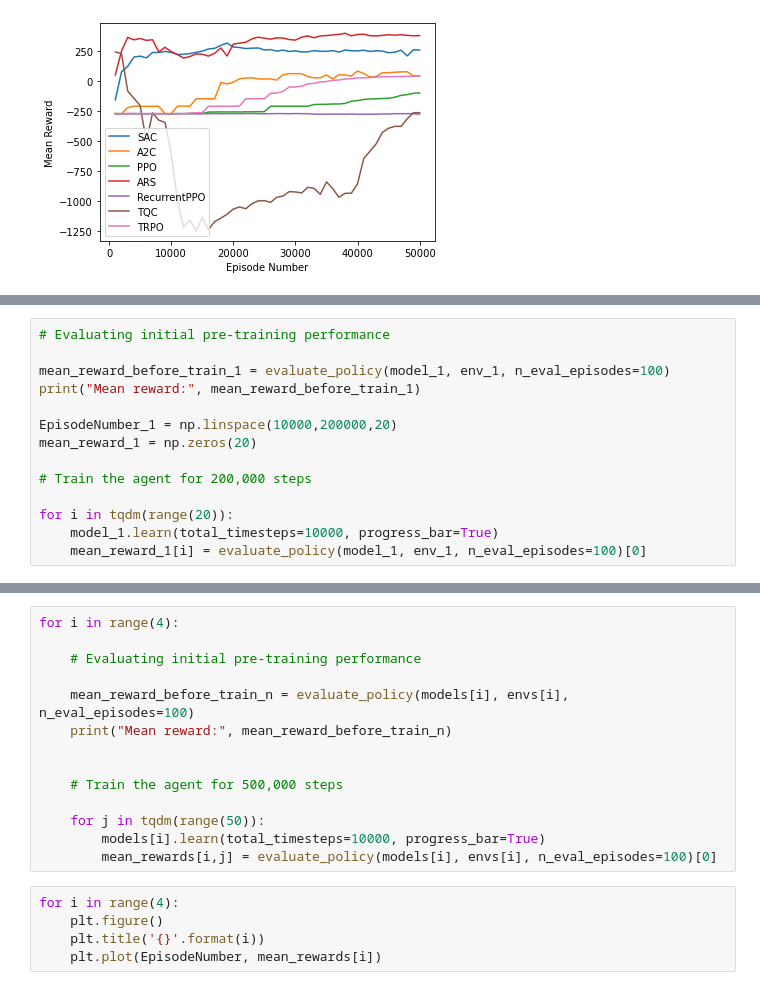
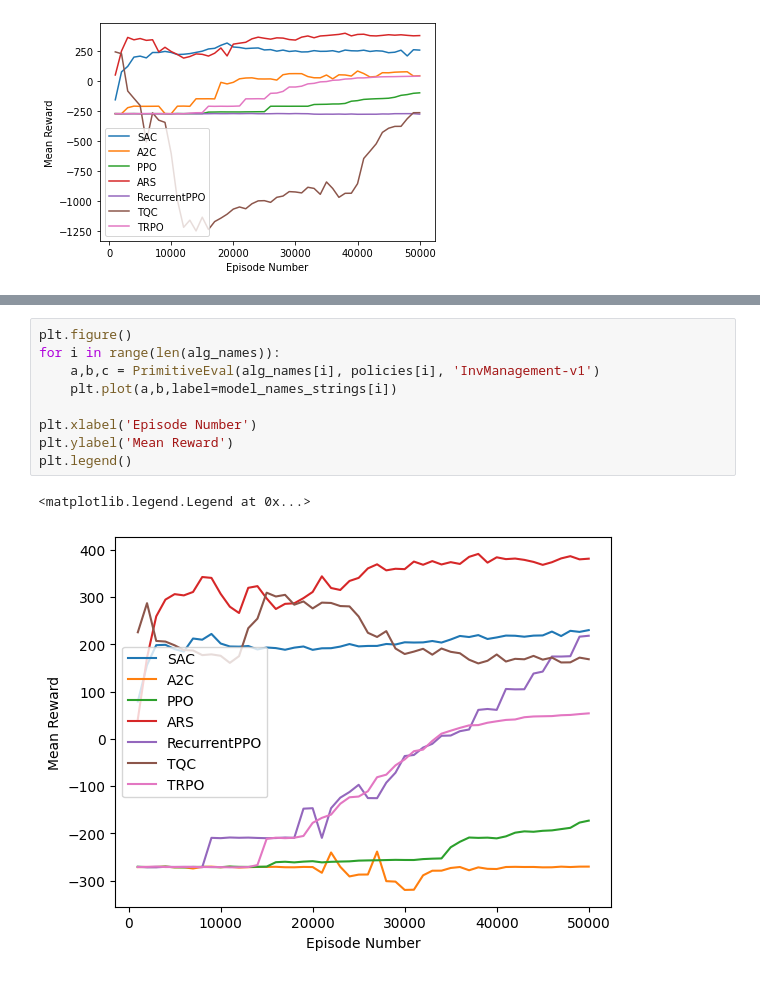
Before and after one commit to nathanhigginbotham/ChainRL, a Jupyter notebook: Useful SB3 Algorithms.ipynb, the cells around one changed output, grey strips where cells are left out. Drawn from its saved outputs; the diff is of its cells as text.

```diff
--- a/Useful SB3 Algorithms.ipynb
+++ b/Useful SB3 Algorithms.ipynb
@@ -169,14 +129,0 @@ env_1.periods = 60
-# %%
-# Evaluating initial pre-training performance
-
-mean_reward_before_train_1 = evaluate_policy(model_1, env_1, n_eval_episodes=100)
-print("Mean reward:", mean_reward_before_train_1)
-
-EpisodeNumber_1 = np.linspace(10000,200000,20)
-mean_reward_1 = np.zeros(20)
-
-# Train the agent for 200,000 steps
-
-for i in tqdm(range(20)):
-    model_1.learn(total_timesteps=10000, progress_bar=True)
-    mean_reward_1[i] = evaluate_policy(model_1, env_1, n_eval_episodes=100)[0]
@@ -220,19 +130,12 @@ EpisodeNumber = np.linspace(10000,500000,50)
-# %%
-for i in range(4):
-
-    # Evaluating initial pre-training performance
-
-    mean_reward_before_train_n = evaluate_policy(models[i], envs[i], n_eval_episodes=100)
-    print("Mean reward:", mean_reward_before_train_n)
-
-
-    # Train the agent for 500,000 steps
-
-    for j in tqdm(range(50)):
-        models[i].learn(total_timesteps=10000, progress_bar=True)
-        mean_rewards[i,j] = evaluate_policy(models[i], envs[i], n_eval_episodes=100)[0]
-# %%
-for i in range(4):
-    plt.figure()
-    plt.title('{}'.format(i))
-    plt.plot(EpisodeNumber, mean_rewards[i])
+# %%
+plt.figure()
+for i in range(len(alg_names)):
+    a,b,c = PrimitiveEval(alg_names[i], policies[i], 'InvManagement-v1')
+    plt.plot(a,b,label=model_names_strings[i])
+
+plt.xlabel('Episode Number')
+plt.ylabel('Mean Reward')
+plt.legend()
+# %% [output]
+<matplotlib.legend.Legend at 0x...>
+[figure, added]
```
Also changed, not shown: parts of 34 cells of this notebook.
